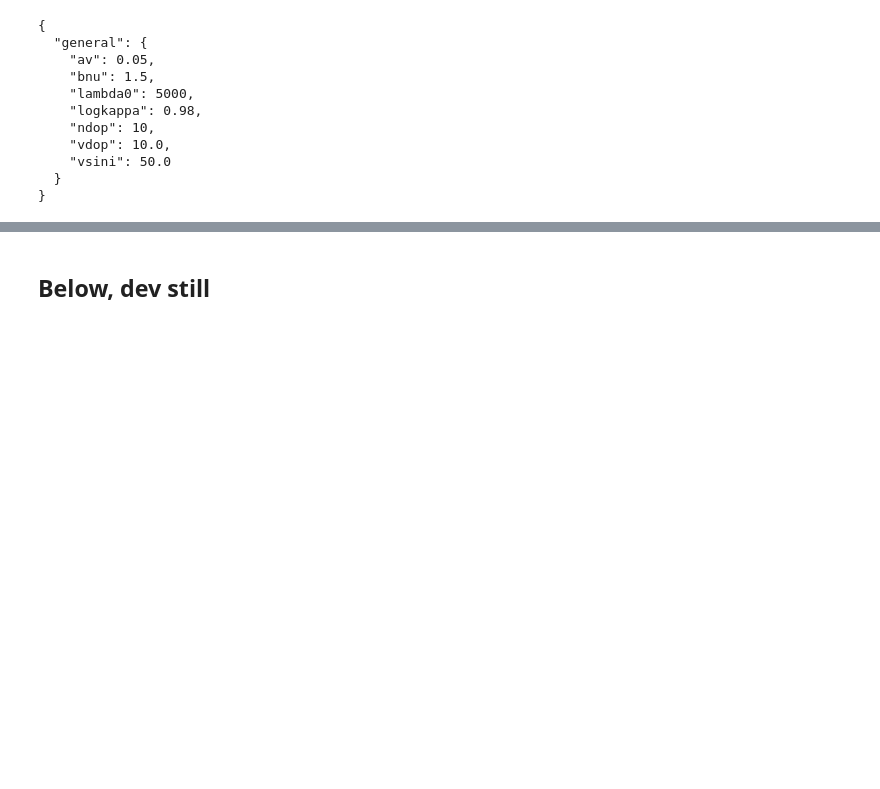
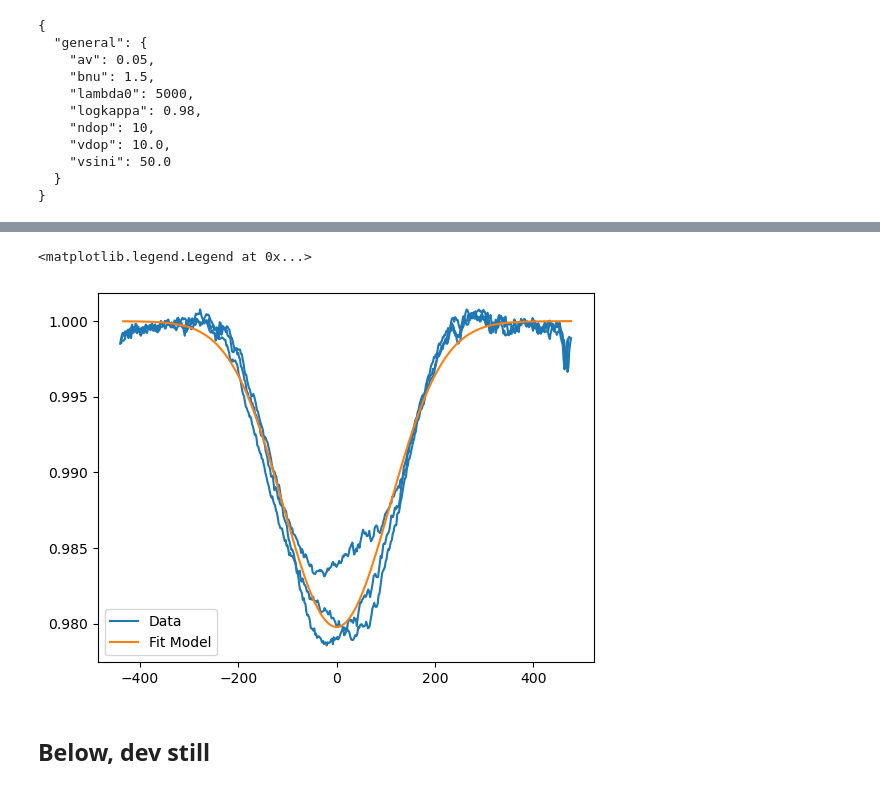
Before and after one commit to veropetit/pyRaven, a Jupyter notebook: docs/nblink/02-FitIntensity.ipynb, the cells around one changed output, grey strips where cells are left out. Drawn from its saved outputs; the diff is of its cells as text; code cells hidden in the pictures; blank space fills up the shorter version.

```diff
--- a/docs/nblink/02-FitIntensity.ipynb
+++ b/docs/nblink/02-FitIntensity.ipynb
@@ -137,3 +197,24 @@ param.pprint()
+# %%
+
+guess=np.array([1.3,30])
+
+parameters,covariance,modelout = rav.fitparams.fitdata_novsini(param,DataPacket,guess)
+# %%
+x1=DataPacket.original.lsds[0].vel-DataPacket.vrad[0]
+y1=DataPacket.original.lsds[0].specI
+x2=DataPacket.original.lsds[1].vel-DataPacket.vrad[1]
+y2=DataPacket.original.lsds[1].specI
+x3=DataPacket.original.lsds[2].vel-DataPacket.vrad[2]
+y3=DataPacket.original.lsds[2].specI
+
+plt.plot(x1,y1,c='C0')
+plt.plot(x2,y2,c='C0')
+plt.plot(x3,y3,c='C0',label='Data')
+plt.plot(x1,modelout,c='C1',label='Fit Model')
+plt.legend()
+# %% [output]
+<matplotlib.legend.Legend at 0x...>
+[figure, added]
 # %% [markdown]
 ## Below, dev still
 # %%
```
Also changed, not shown: parts of 8 cells of this notebook, 25 other files.
